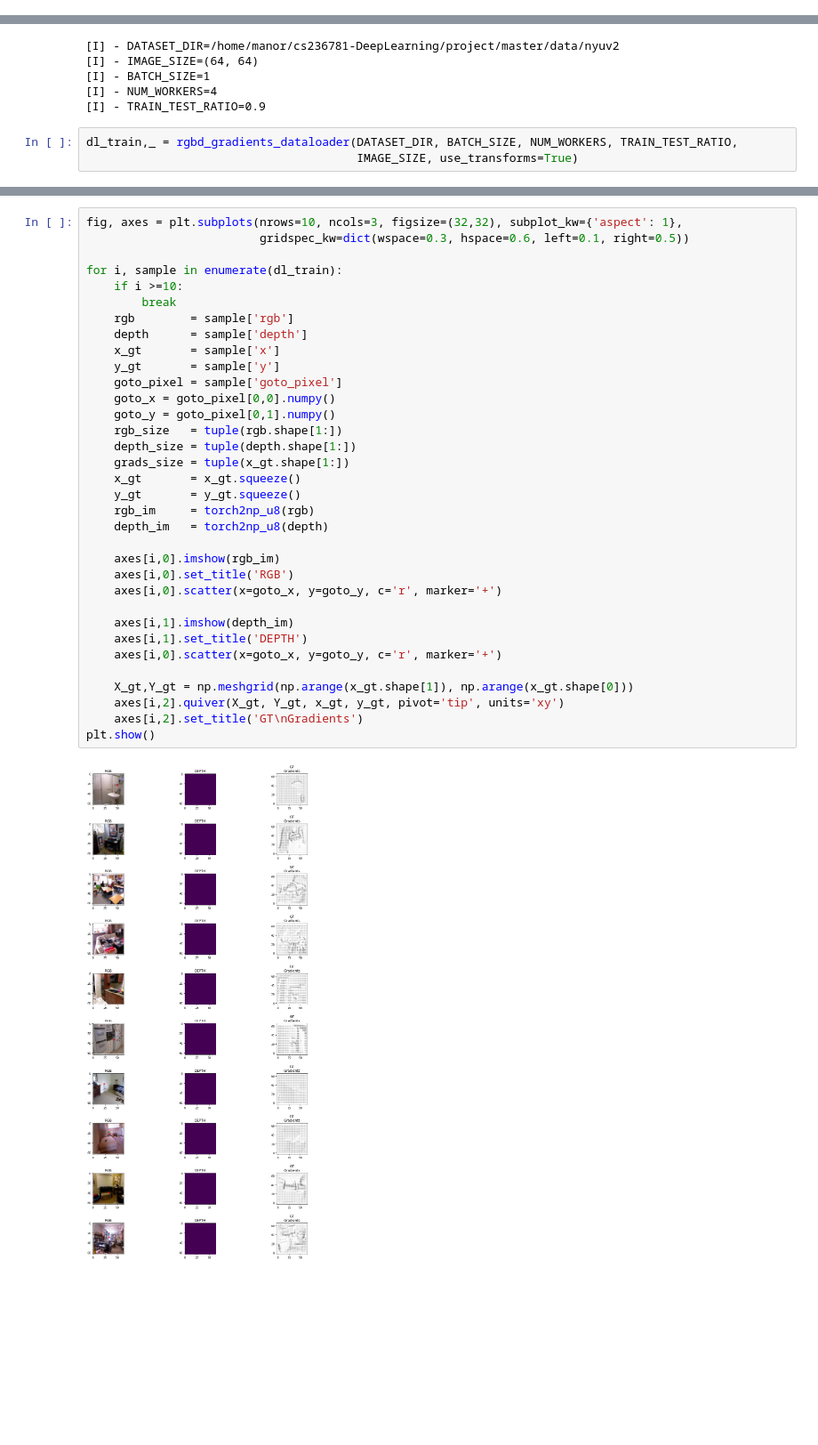
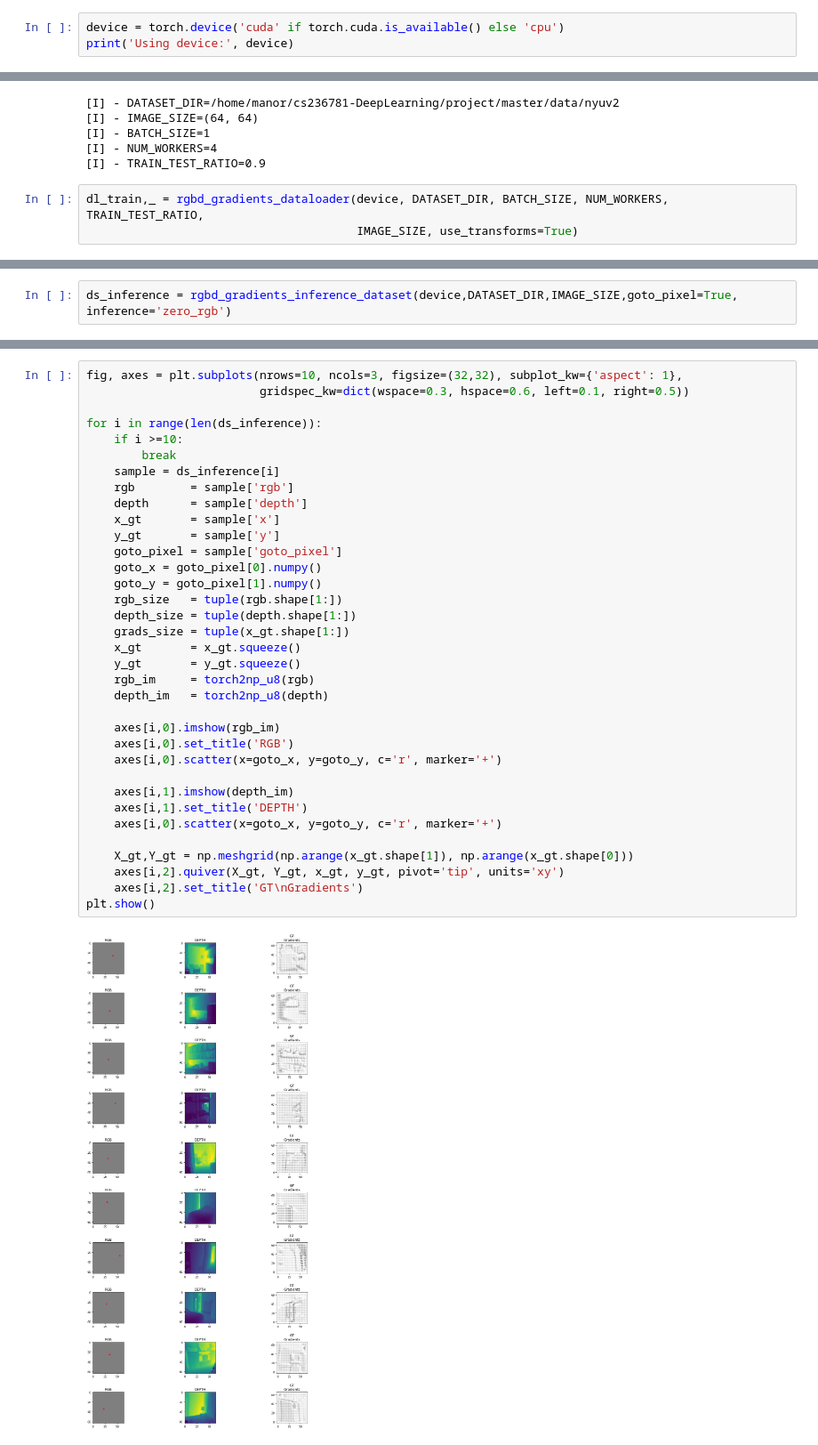
Before and after one commit to manorzvi/cs236781-project, a Jupyter notebook: data_manager.ipynb, the cells around one changed output, grey strips where cells are left out. Shown at 89% size. Saved outputs shown, nothing was run; the diff lists cells and outputs as text; blank space fills up the shorter version.

```diff
--- a/data_manager.ipynb
+++ b/data_manager.ipynb
@@ -8,3 +8,6 @@ from data_manager import rgbd_gradients_dataset, rgbd_gradients_dataloader, rgbd
 from hyperparameters import IMAGE_SIZE, BATCH_SIZE, NUM_WORKERS, TRAIN_TEST_RATIO
 from gradients_to_navigation import Gradients_to_navigation
 # %matplotlib notebook
+# %%
+device = torch.device('cuda' if torch.cuda.is_available() else 'cpu')
+print('Using device:', device)
@@ -25,7 +30,7 @@ print(f'[I] - TRAIN_TEST_RATIO={TRAIN_TEST_RATIO}')
 [I] - NUM_WORKERS=4
 [I] - TRAIN_TEST_RATIO=0.9
 # %%
-dl_train,_ = rgbd_gradients_dataloader(DATASET_DIR, BATCH_SIZE, NUM_WORKERS, TRAIN_TEST_RATIO,
+dl_train,_ = rgbd_gradients_dataloader(device, DATASET_DIR, BATCH_SIZE, NUM_WORKERS, TRAIN_TEST_RATIO,
                                        IMAGE_SIZE, use_transforms=True)
 # %% [output]
 [I (rgbd_gradients_dataloader)] - root=/home/manor/cs236781-DeepLearning/project/master/data/nyuv2
@@ -106,0 +88,2 @@ dl_train,_ = rgbd_gradients_dataloader(DATASET_DIR, BATCH_SIZE, NUM_WORKERS, TRA
+# %%
+ds_inference = rgbd_gradients_inference_dataset(device,DATASET_DIR,IMAGE_SIZE,goto_pixel=True, inference='zero_rgb')
@@ -108,35 +99,36 @@ dl_train,_ = rgbd_gradients_dataloader(DATASET_DIR, BATCH_SIZE, NUM_WORKERS, TRA
 fig, axes = plt.subplots(nrows=10, ncols=3, figsize=(32,32), subplot_kw={'aspect': 1},
                          gridspec_kw=dict(wspace=0.3, hspace=0.6, left=0.1, right=0.5))
 
-for i, sample in enumerate(dl_train):
+for i in range(len(ds_inference)):
     if i >=10:
         break
+    sample = ds_inference[i]
     rgb        = sample['rgb']
     depth      = sample['depth']
     x_gt       = sample['x']
     y_gt       = sample['y']
     goto_pixel = sample['goto_pixel']
-    goto_x = goto_pixel[0,0].numpy()
-    goto_y = goto_pixel[0,1].numpy()
+    goto_x = goto_pixel[0].numpy()
+    goto_y = goto_pixel[1].numpy()
     rgb_size   = tuple(rgb.shape[1:])
     depth_size = tuple(depth.shape[1:])
     grads_size = tuple(x_gt.shape[1:])
     x_gt       = x_gt.squeeze()
     y_gt       = y_gt.squeeze()
     rgb_im     = torch2np_u8(rgb)
     depth_im   = torch2np_u8(depth)
 
     axes[i,0].imshow(rgb_im)
     axes[i,0].set_title('RGB')
     axes[i,0].scatter(x=goto_x, y=goto_y, c='r', marker='+')
 
     axes[i,1].imshow(depth_im)
     axes[i,1].set_title('DEPTH')
     axes[i,0].scatter(x=goto_x, y=goto_y, c='r', marker='+')
 
     X_gt,Y_gt = np.meshgrid(np.arange(x_gt.shape[1]), np.arange(x_gt.shape[0]))
     axes[i,2].quiver(X_gt, Y_gt, x_gt, y_gt, pivot='tip', units='xy')
     axes[i,2].set_title('GT\nGradients')
 plt.show()
 # %% [output]
-[figure, old version]
+[figure, new version]
```
Also changed, not shown: parts of 8 cells of this notebook, 29 other files.
